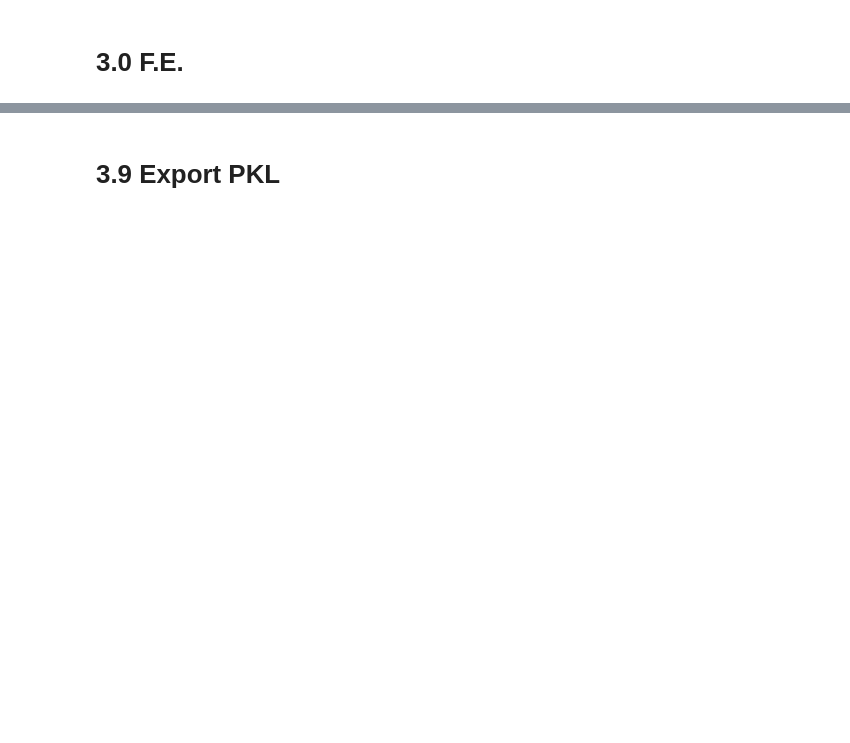
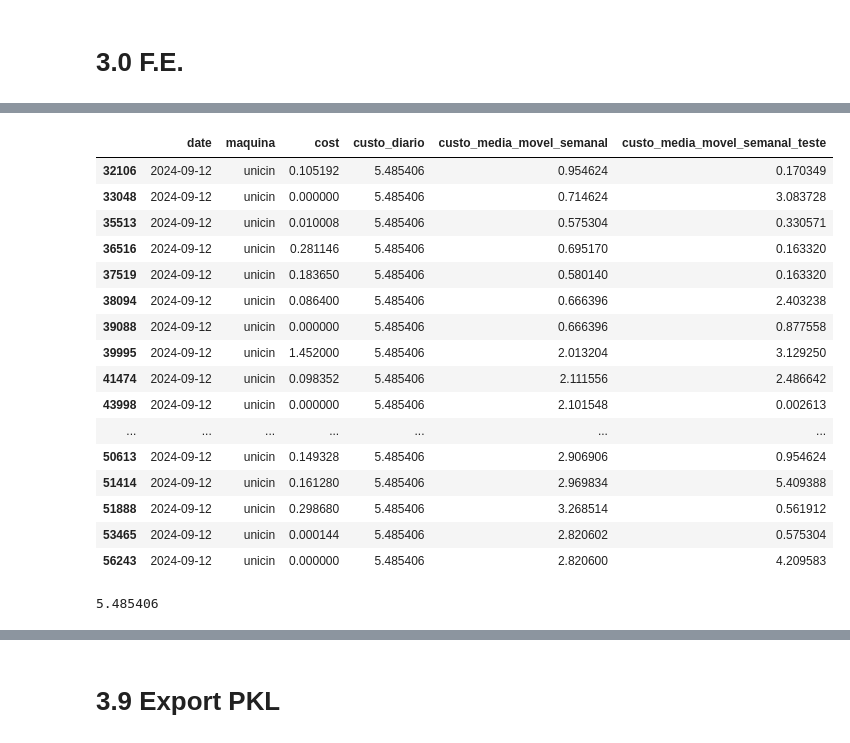
Before and after one commit to Gabrielnbr/modelo_unicin, a Jupyter notebook: notebooks/3_0_feature_engineering.ipynb, the cells around one changed output, grey strips where cells are left out. Cells and saved outputs as stored; diff of their text form; code cells hidden in the pictures; blank space fills up the shorter version.

Commit message:
test: f.e. media_semanal

```diff
--- a/notebooks/3_0_feature_engineering.ipynb
+++ b/notebooks/3_0_feature_engineering.ipynb
@@ -43,0 +120,2 @@ df.sample()
+# %%
+df2['custo_diario'] = df2.groupby(['maquina','date'])['cost'].transform('sum')
@@ -43,0 +143,28 @@ df.sample()
+# %%
+df2['custo_media_movel_semanal_data'] = df2.groupby(
+                                            ['maquina',
+                                            'date'])['cost'].transform(
+                                                        lambda x: x.rolling(
+                                                            window=7,
+                                                            min_periods=1
+                                                            ).sum()
+                                                        )
+# %%
+df2['custo_media_movel_mensal'] = df2.groupby(
+                                    ['maquina']
+                                    )['cost'].transform(
+                                                lambda x: x.rolling(
+                                                    window=30,
+                                                    min_periods=1
+                                                    ).sum()
+                                                )
+# %%
+df2['custo_media_movel_mensal_date'] = df2.groupby(
+                                            ['maquina',
+                                            'date']
+                                            )['cost'].transform(
+                                                lambda x: x.rolling(
+                                                    window=30,
+                                                    min_periods=1
+                                                    ).sum()
+                                                )
@@ -43,0 +191,31 @@ df.sample()
+# %%
+aux= df2.loc[(df2['maquina']=='unicin') & (df2['date']=='2024-09-12'),
+        ['date',
+        'maquina',
+        'cost',
+        'custo_diario',
+        'custo_media_movel_semanal',
+        'custo_media_movel_semanal_teste']]
+aux
+# %% [output]
+|  | date | maquina | cost | custo_diario | custo_media_movel_semanal | custo_media_movel_semanal_teste |
+| 32106 | 2024-09-12 | unicin | 0.105192 | 5.485406 | 0.954624 | 0.170349 |
+| 33048 | 2024-09-12 | unicin | 0.000000 | 5.485406 | 0.714624 | 3.083728 |
+| 35513 | 2024-09-12 | unicin | 0.010008 | 5.485406 | 0.575304 | 0.330571 |
+| 36516 | 2024-09-12 | unicin | 0.281146 | 5.485406 | 0.695170 | 0.163320 |
+| 37519 | 2024-09-12 | unicin | 0.183650 | 5.485406 | 0.580140 | 0.163320 |
+| 38094 | 2024-09-12 | unicin | 0.086400 | 5.485406 | 0.666396 | 2.403238 |
+| 39088 | 2024-09-12 | unicin | 0.000000 | 5.485406 | 0.666396 | 0.877558 |
+| 39995 | 2024-09-12 | unicin | 1.452000 | 5.485406 | 2.013204 | 3.129250 |
+| 41474 | 2024-09-12 | unicin | 0.098352 | 5.485406 | 2.111556 | 2.486642 |
+| 43998 | 2024-09-12 | unicin | 0.000000 | 5.485406 | 2.101548 | 0.002613 |
+| ... | ... | ... | ... | ... | ... | ... |
+| 50613 | 2024-09-12 | unicin | 0.149328 | 5.485406 | 2.906906 | 0.954624 |
+| 51414 | 2024-09-12 | unicin | 0.161280 | 5.485406 | 2.969834 | 5.409388 |
+| 51888 | 2024-09-12 | unicin | 0.298680 | 5.485406 | 3.268514 | 0.561912 |
+| 53465 | 2024-09-12 | unicin | 0.000144 | 5.485406 | 2.820602 | 0.575304 |
+| 56243 | 2024-09-12 | unicin | 0.000000 | 5.485406 | 2.820600 | 4.209583 |
+# %%
+aux['cost'].sum()
+# %% [output]
+5.485406
```
Also changed, not shown: parts of 22 cells of this notebook, 4 other files.
